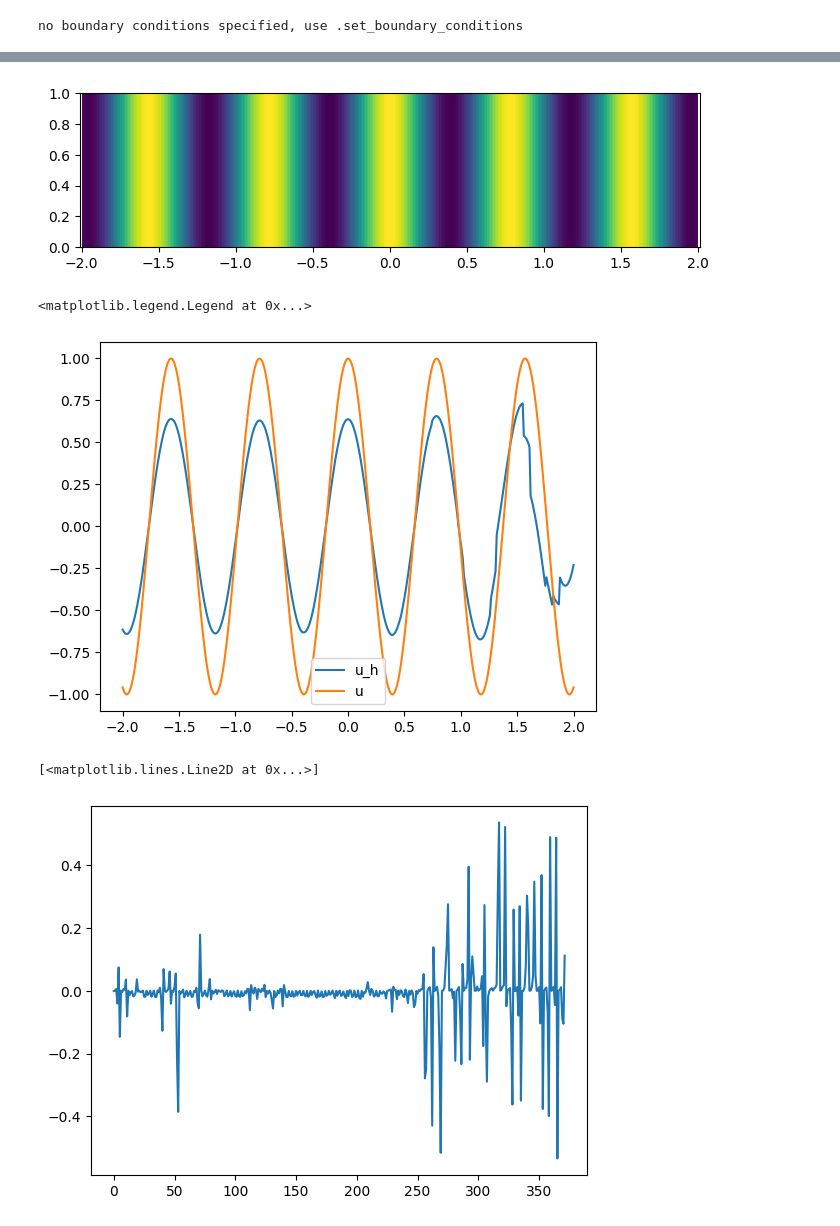
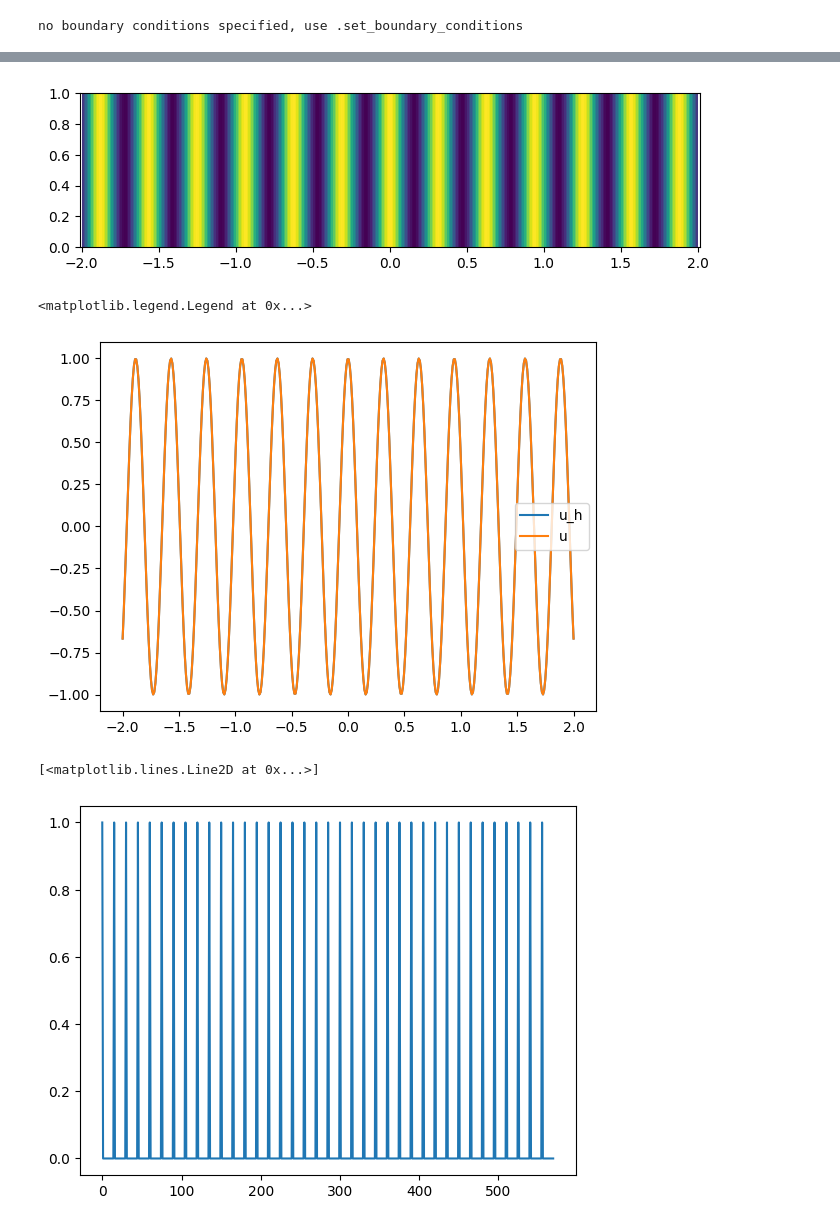
Before and after one commit to MPenaR/Trefftz, a Jupyter notebook: notebooks/playground.ipynb, the cells around one changed output, grey strips where cells are left out. Cells and saved outputs as stored; diff of their text form; code cells hidden in the pictures.

```diff
--- a/notebooks/playground.ipynb
+++ b/notebooks/playground.ipynb
@@ -7,7 +7,7 @@ from trefftz.dg.fluxes import FluxType
 from problems.waveguide.RHS_types import RSH_type
 # %%
 #waveguide = Waveguide.CreateClean(verbose=True, R=5, lc = 0.1, k=8.)
-waveguide = Clean(verbose=True, R=2, lc = 0.3)
+waveguide = Clean(verbose=True, R=2, lc = 0.5)
 waveguide.plot()
 # %% [output]
 Info    : Meshing 1D...
@@ -24,5 +24,5 @@ Info    : 81 nodes 164 elements
 # %%
-problem = WaveguideProblem(domain=waveguide, N_theta=3, k=8, NtD_modes=15, assembler=Assemblers.serial)
+problem = WaveguideProblem(domain=waveguide, N_theta=15, k=20, NtD_modes=25, assembler=Assemblers.serial)
 # %%
 regions = waveguide.regions
 list(regions)
@@ -78,21 +77,21 @@ problem.plot_trefftz_function(u)
 # %%
 problem.plot_mode(n=n)
 # %% [output]
-[figure, old version]
+[figure, new version]
 # %%
 x = np.linspace(-waveguide.R, waveguide.R,400)
 y = np.full_like(x, fill_value=0.2)
-plt.plot(x,np.real(u(x,y))/(np.pi/2), label="u_h")
+plt.plot(x,np.real(u(x,y)), label="u_h")
 plt.plot(x,np.real(problem.mode(n=n)(x, y)), label="u")
 plt.legend()
 # %% [output]
 <matplotlib.legend.Legend at 0x...>
-[figure, old version]
+[figure, new version]
 # %%
-plt.plot(np.imag(u.coefficients))
+plt.plot(np.real(u.coefficients))
 # %% [output]
 [<matplotlib.lines.Line2D at 0x...>]
-[figure, old version]
+[figure, new version]
 # %%
 n=2
 problem.assembleRHS(RHS=RSH_type.MODE, RHS_params={"t": n})
```
Also changed, not shown: parts of 9 cells of this notebook, 2 other files.
